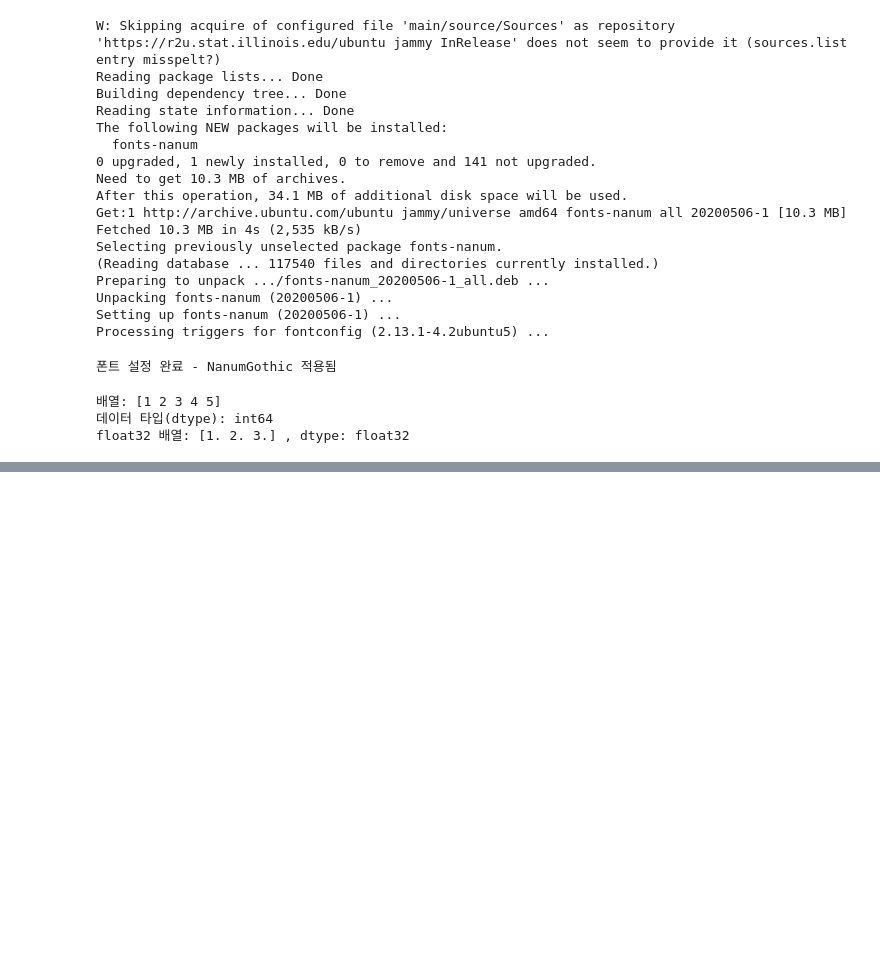
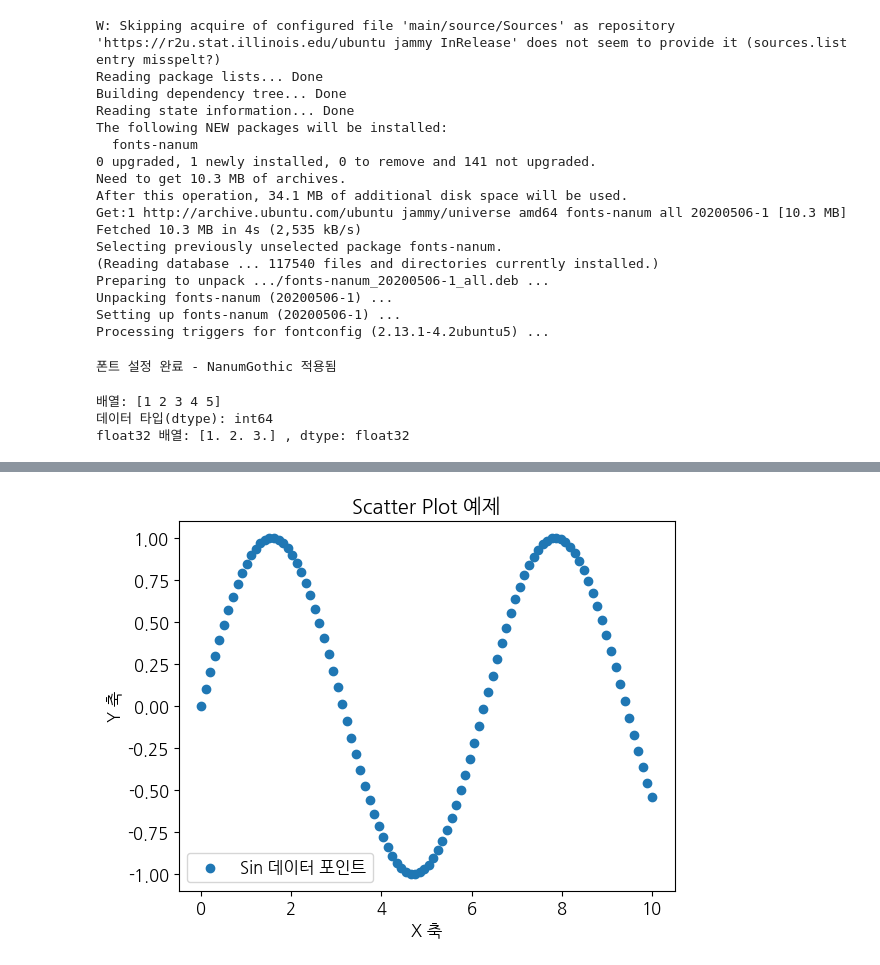
Before and after one commit to kny1209/test2, a Jupyter notebook: AI/강의_8기_AI개론_2차시_03_Numpy_Matplotlib.ipynb, the cells around one changed output, grey strips where cells are left out. Cells and saved outputs as stored; diff of their text form; code cells hidden in the pictures; blank space fills up the shorter version.

```diff
--- a/AI/강의_8기_AI개론_2차시_03_Numpy_Matplotlib.ipynb
+++ b/AI/강의_8기_AI개론_2차시_03_Numpy_Matplotlib.ipynb
@@ -62,0 +143,10 @@ float32 배열: [1. 2. 3.] , dtype: float32
+# %%
+# Scatter Plot 실습
+plt.scatter(x, y, label="Sin 데이터 포인트")
+plt.title("Scatter Plot 예제")
+plt.xlabel("X 축")
+plt.ylabel("Y 축")
+plt.legend()
+plt.show()
+# %% [output]
+[figure, added]
```
Also changed, not shown: parts of 12 cells of this notebook.
